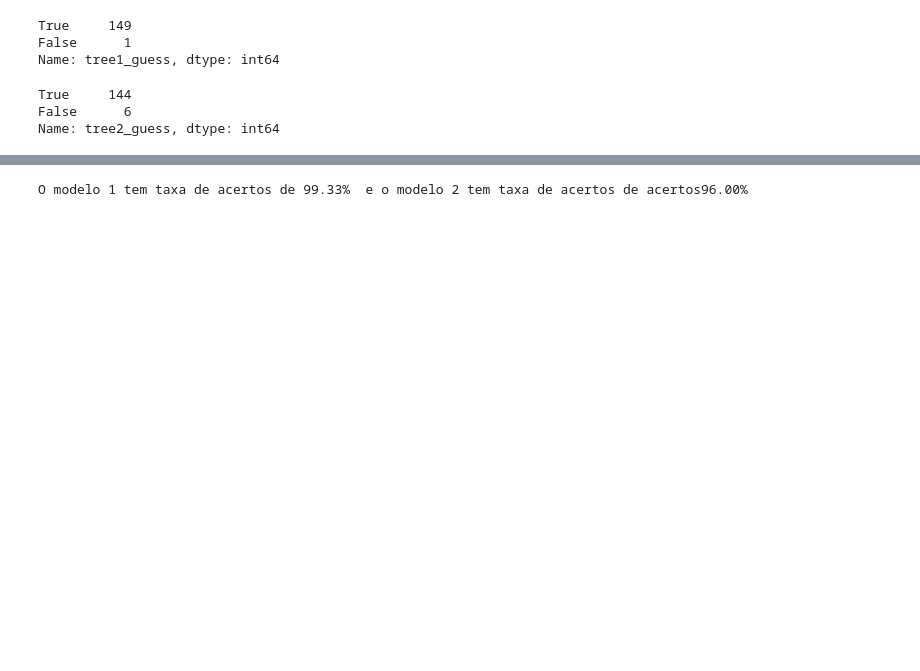
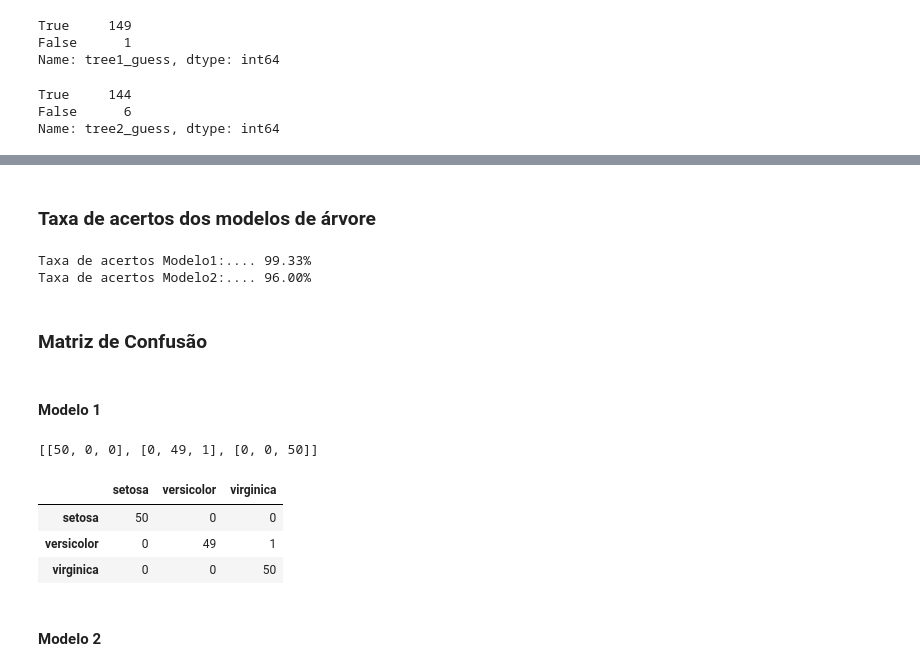
Before and after one commit to flaviowu/Blue_DS, a Jupyter notebook: Projeto2/Proj02.Blue.DS.M01.ipynb, the cells around one changed output, grey strips where cells are left out. Saved outputs shown, nothing was run; the diff lists cells and outputs as text; code cells hidden in the pictures; blank space fills up the shorter version.

```diff
--- a/Projeto2/Proj02.Blue.DS.M01.ipynb
+++ b/Projeto2/Proj02.Blue.DS.M01.ipynb
@@ -188,0 +263,3 @@ dados = get_classification2(dados, nodes_tree_2)
+# %%
+def get_iris_species(x):
+    return target_names[x]
@@ -188,0 +270,5 @@ dados = get_classification2(dados, nodes_tree_2)
+# %%
+dados["target"] = dados["target"].astype(int)
+dados["target"] = dados["target"].apply(get_iris_species)
+dados["target_tree1"] = dados["target_tree1"].apply(get_iris_species)
+dados["target_tree2"] = dados["target_tree2"].apply(get_iris_species)
@@ -214,9 +316,73 @@ fig_scatter_result.show()
+# %% [markdown]
+### Taxa de acertos dos modelos de árvore
 # %%
 acc_tree1 = dados.loc[dados["tree1_guess"] ==
                       True, 'tree1_guess'].count() / len(dados) * 100
 acc_tree2 = dados.loc[dados["tree2_guess"] ==
                       True, 'tree2_guess'].count() / len(dados) * 100
 print(
-    f'O modelo 1 tem taxa de acertos de {acc_tree1:.2f}%  e o modelo 2 tem taxa de acertos de acertos{acc_tree2:.2f}%')
+    f'Taxa de acertos Modelo1:.... {acc_tree1:.2f}%\nTaxa de acertos Modelo2:.... {acc_tree2:.2f}%')
 # %% [output]
-O modelo 1 tem taxa de acertos de 99.33%  e o modelo 2 tem taxa de acertos de acertos96.00%
+Taxa de acertos Modelo1:.... 99.33%
+Taxa de acertos Modelo2:.... 96.00%
+# %% [markdown]
+### Matriz de Confusão
+# %% [markdown]
+#### Modelo 1
+# %%
+setosa_setosa = 0
+setosa_versicolor = 0
+setosa_virginica = 0
+
+versicolor_setosa = 0
+versicolor_virginica = 0
+versicolor_versicolor = 0
+
+virginica_setosa = 0
+virginica_virginica = 0
+virginica_versicolor = 0
+
+for index, row in dados.iterrows():
+    if row["target"] == "setosa":
+        if row["target_tree1"] == "setosa":
+            setosa_setosa +=1
+        if row["target_tree1"] == "versicolor":
+            setosa_versicolor +=1
+        if row["target_tree1"] == "virginica":
+            setosa_virginica +=1
+
+    if row["target"] == "versicolor":
+        if row["target_tree1"] == "setosa":
+            versicolor_setosa +=1
+        if row["target_tree1"] == "versicolor":
+            versicolor_versicolor +=1
+        if row["target_tree1"] == "virginica":
+            versicolor_virginica +=1
+
+    if row["target"] == "virginica":
+        if row["target_tree1"] == "versicolor":
+            virginica_versicolor +=1
+        if row["target_tree1"] == "virginica":
+            virginica_virginica +=1
+        if row["target_tree1"] == "setosa":
+            virginica_setosa +=1
+
+tree1_counts = [
+        [setosa_setosa, setosa_virginica, setosa_versicolor],
+        [virginica_setosa, virginica_virginica, virginica_versicolor],
+        [versicolor_setosa, versicolor_virginica, versicolor_versicolor]
+    ]
+print(tree1_counts)
+# %% [output]
+[[50, 0, 0], [0, 49, 1], [0, 0, 50]]
+# %%
+tree1_matrix = pd.DataFrame(tree1_counts, columns=target_names, index=target_names)
+tree1_matrix.style.background_gradient(cmap='viridis')\
+    .set_properties(**{'font-size': '20px'})
+# %% [output]
+|  | setosa | versicolor | virginica |
+| setosa | 50 | 0 | 0 |
+| versicolor | 0 | 49 | 1 |
+| virginica | 0 | 0 | 50 |
+# %% [markdown]
+#### Modelo 2
```
Also changed, not shown: parts of 37 cells of this notebook.
